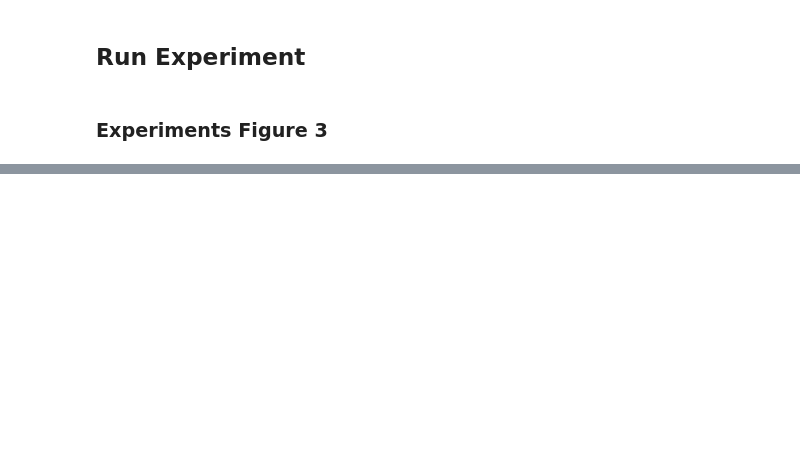
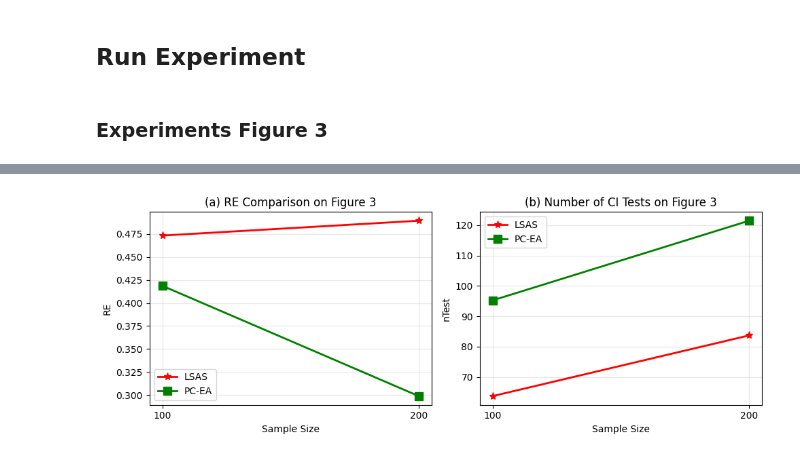
Before and after one commit to fritzwue/LPC-ID, a Jupyter notebook: ea_pc_nl.ipynb, the cells around one changed output, grey strips where cells are left out. Drawn from its saved outputs; the diff is of its cells as text; code cells hidden in the pictures; blank space fills up the shorter version.

```diff
--- a/ea_pc_nl.ipynb
+++ b/ea_pc_nl.ipynb
@@ -1292,0 +1522,14 @@ plt.show()
+# %%
+summary_grid = (
+    results_grid
+    .groupby(["method", "sample_size", "p", "beta", "noise_scale"], as_index=False)
+    .agg(
+        mean_RE=("RE", "mean"),
+        median_RE=("RE", "median"),
+        coverage=("RE", lambda s: s.notna().mean()),
+        mean_nTest=("nTest", "mean"),
+        std_nTest=("nTest", "std"),
+    )
+)
+
+summary_grid
@@ -1292,0 +1668,62 @@ plt.show()
+# %%
+method_styles = {
+    "LSAS": {
+        "color": "red",
+        "marker": "*"
+    },
+    "EHS": {
+        "color": "blue",
+        "marker": "o"
+    },
+    "PC-EA": {
+        "color": "green",
+        "marker": "s"
+    }
+}
+
+summary_by_sample = (
+    summary_grid
+    .groupby(["method", "sample_size"], as_index=False)
+    .agg(
+        mean_RE=("mean_RE", "mean"),
+        mean_nTest=("mean_nTest", "mean"),
+        std_RE=("mean_RE", "std"),
+    )
+)
+
+fig, axes = plt.subplots(1, 2, figsize=(10, 3.8))
+
+for method in summary_by_sample["method"].unique():
+    df_method = summary_by_sample[summary_by_sample["method"] == method]
+    style = method_styles.get(method, {"color": "black", "marker": "o"})
+
+    axes[0].plot(df_method["sample_size"], df_method["mean_RE"],
+                 marker=style["marker"], color=style["color"], linewidth=2, markersize=8, label=method)
+
+    axes[1].plot(df_method["sample_size"], df_method["mean_nTest"],
+                 marker=style["marker"], color=style["color"], linewidth=2, markersize=8, label=method)
+
+# Get unique sample sizes and create dynamic labels
+unique_sample_sizes = sorted(summary_by_sample["sample_size"].unique())
+sample_labels = [f"{int(n//1000)}K" if n >= 1000 else str(int(n)) for n in unique_sample_sizes]
+
+axes[0].set_xlabel("Sample Size")
+axes[0].set_ylabel("RE")
+axes[0].set_title("(a) RE Comparison on Figure 3")
+axes[0].set_xticks(unique_sample_sizes)
+axes[0].set_xticklabels(sample_labels)
+axes[0].grid(alpha=0.3)
+axes[0].legend()
+
+axes[1].set_xlabel("Sample Size")
+axes[1].set_ylabel("nTest")
+axes[1].set_title("(b) Number of CI Tests on Figure 3")
+axes[1].set_xticks(unique_sample_sizes)
+axes[1].set_xticklabels(sample_labels)
+axes[1].grid(alpha=0.3)
+axes[1].legend()
+
+plt.tight_layout()
+plt.show()
+# %% [output]
+[figure, added]
```
Also changed, not shown: parts of 27 cells of this notebook, 1 other file.
